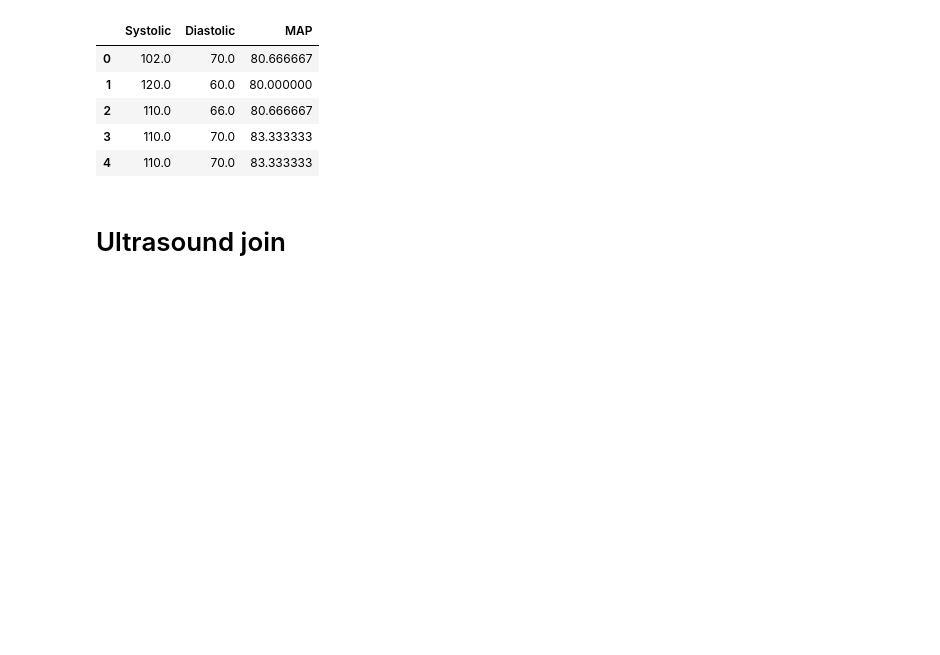
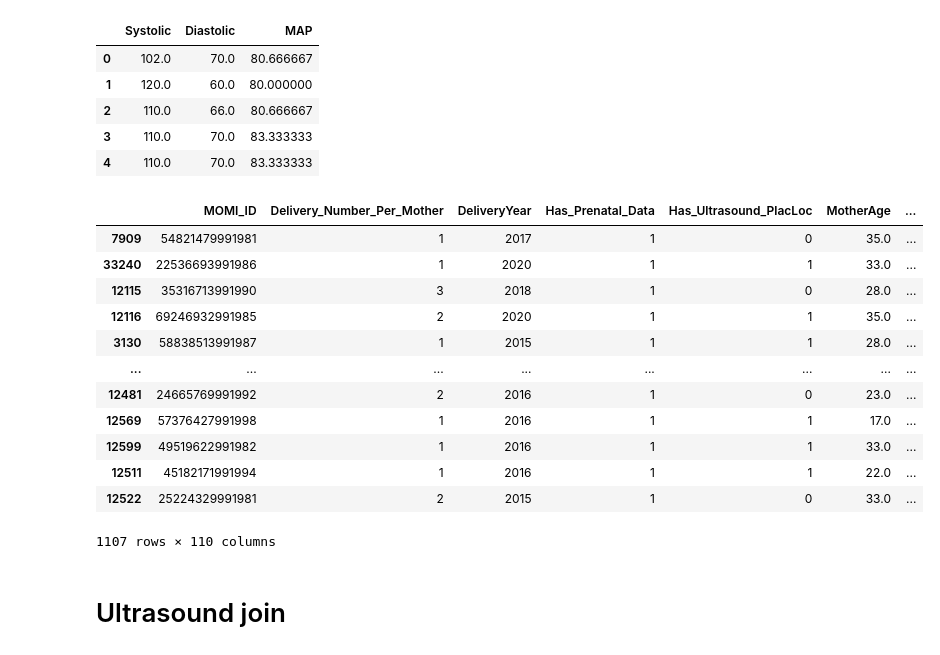
Before and after one commit to rachellb/Bennett_OUDSA5900, a Jupyter notebook: Descriptions/Momi Test.ipynb, the cells around one changed output. Drawn from its saved outputs; the diff is of its cells as text; code cells hidden in the pictures; blank space fills up the shorter version.

```diff
--- a/Descriptions/Momi Test.ipynb
+++ b/Descriptions/Momi Test.ipynb
@@ -351,6 +401,24 @@ join = pd.merge(uniquePregMomi, uniquePregPrenatal, how='right')
 # Removes duplicates, keeping only instances with Preeclampsia
 join.sort_values('Preeclampsia/Eclampsia', ascending=False, inplace=True)
 join = join.drop_duplicates(subset=['MOMI_ID'], keep='first')
+# %%
+early = join.loc[join['GestAgeDelivery']<34]
+# %%
+early
+# %% [output]
+|  | MOMI_ID | Delivery_Number_Per_Mother | DeliveryYear | Has_Prenatal_Data | Has_Ultrasound_PlacLoc | MotherAge | ... |
+| 7909 | 54821479991981 | 1 | 2017 | 1 | 0 | 35.0 | ... |
+| 33240 | 22536693991986 | 1 | 2020 | 1 | 1 | 33.0 | ... |
+| 12115 | 35316713991990 | 3 | 2018 | 1 | 0 | 28.0 | ... |
+| 12116 | 69246932991985 | 2 | 2020 | 1 | 1 | 35.0 | ... |
+| 3130 | 58838513991987 | 1 | 2015 | 1 | 1 | 28.0 | ... |
+| ... | ... | ... | ... | ... | ... | ... | ... |
+| 12481 | 24665769991992 | 2 | 2016 | 1 | 0 | 23.0 | ... |
+| 12569 | 57376427991998 | 1 | 2016 | 1 | 1 | 17.0 | ... |
+| 12599 | 49519622991982 | 1 | 2016 | 1 | 1 | 33.0 | ... |
+| 12511 | 45182171991994 | 1 | 2016 | 1 | 1 | 22.0 | ... |
+| 12522 | 25224329991981 | 2 | 2015 | 1 | 0 | 33.0 | ... |
+1107 rows × 110 columns
 # %% [markdown]
 # Ultrasound join
 # %%
```
Also changed, not shown: parts of 5 cells of this notebook, 10 other files.
